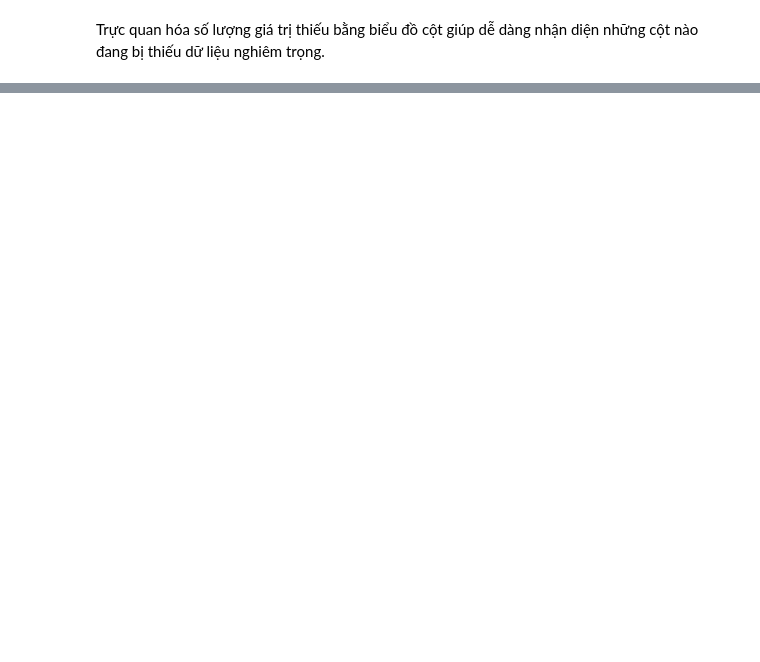
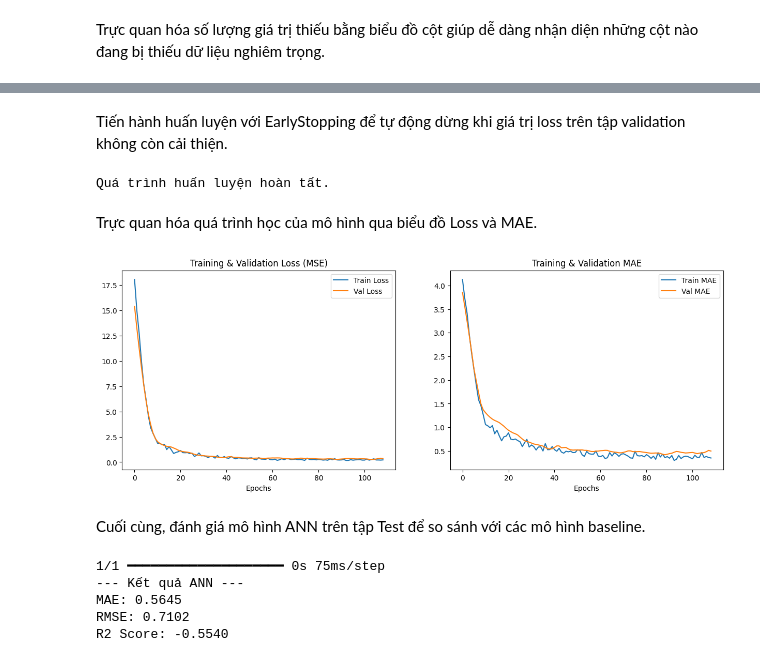
Before and after one commit to Huhhuu/DataDeepLearning, a Jupyter notebook: Deeplearning_TH.ipynb, the cells around one changed output, grey strips where cells are left out. Saved outputs shown, nothing was run; the diff lists cells and outputs as text; code cells hidden in the pictures; blank space fills up the shorter version.

```diff
--- a/Deeplearning_TH.ipynb
+++ b/Deeplearning_TH.ipynb
@@ -44,0 +226,6 @@ plt.show()
+# %%
+X_train_transformed = preprocessor.fit_transform(X_train)
+X_test_transformed = preprocessor.transform(X_test)
+
+input_shape = X_train_transformed.shape[1]
+print(f"Số lượng đặc trưng sau tiền xử lý: {input_shape}")
@@ -44,0 +267,58 @@ plt.show()
+# %% [markdown]
+Tiến hành huấn luyện với EarlyStopping để tự động dừng khi giá trị loss trên tập validation không còn cải thiện.
+# %%
+early_stop = EarlyStopping(monitor='val_loss', patience=20, restore_best_weights=True)
+
+history = model_ann.fit(
+    X_train_transformed, y_train,
+    validation_split=0.2,
+    epochs=300,
+    batch_size=16,
+    callbacks=[early_stop],
+    verbose=0
+)
+
+print("Quá trình huấn luyện hoàn tất.")
+# %% [output]
+Quá trình huấn luyện hoàn tất.
+# %% [markdown]
+Trực quan hóa quá trình học của mô hình qua biểu đồ Loss và MAE.
+# %%
+hist = pd.DataFrame(history.history)
+
+fig, (ax1, ax2) = plt.subplots(1, 2, figsize=(15, 5))
+
+ax1.plot(hist['loss'], label='Train Loss')
+ax1.plot(hist['val_loss'], label='Val Loss')
+ax1.set_title('Training & Validation Loss (MSE)')
+ax1.set_xlabel('Epochs')
+ax1.legend()
+
+ax2.plot(hist['mae'], label='Train MAE')
+ax2.plot(hist['val_mae'], label='Val MAE')
+ax2.set_title('Training & Validation MAE')
+ax2.set_xlabel('Epochs')
+ax2.legend()
+
+plt.show()
+# %% [output]
+[figure, added]
+# %% [markdown]
+Cuối cùng, đánh giá mô hình ANN trên tập Test để so sánh với các mô hình baseline.
+# %%
+y_pred_ann = model_ann.predict(X_test_transformed).flatten()
+
+mae_ann = mean_absolute_error(y_test, y_pred_ann)
+rmse_ann = np.sqrt(mean_squared_error(y_test, y_pred_ann))
+r2_ann = r2_score(y_test, y_pred_ann)
+
+print(f"--- Kết quả ANN ---")
+print(f"MAE: {mae_ann:.4f}")
+print(f"RMSE: {rmse_ann:.4f}")
+print(f"R2 Score: {r2_ann:.4f}")
+# %% [output]
+1/1 ━━━━━━━━━━━━━━━━━━━━ 0s 75ms/step
+--- Kết quả ANN ---
+MAE: 0.5645
+RMSE: 0.7102
+R2 Score: -0.5540
```
Also changed, not shown: parts of 33 cells of this notebook.
